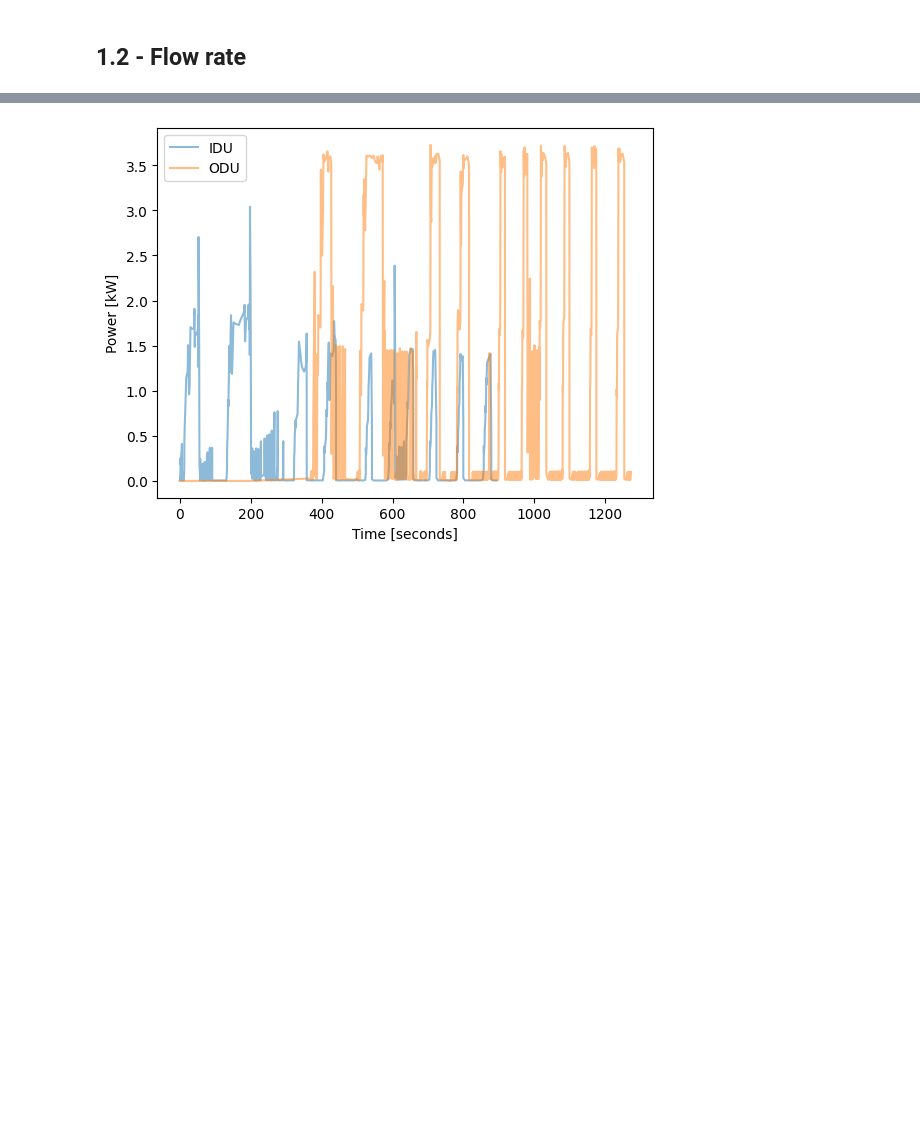
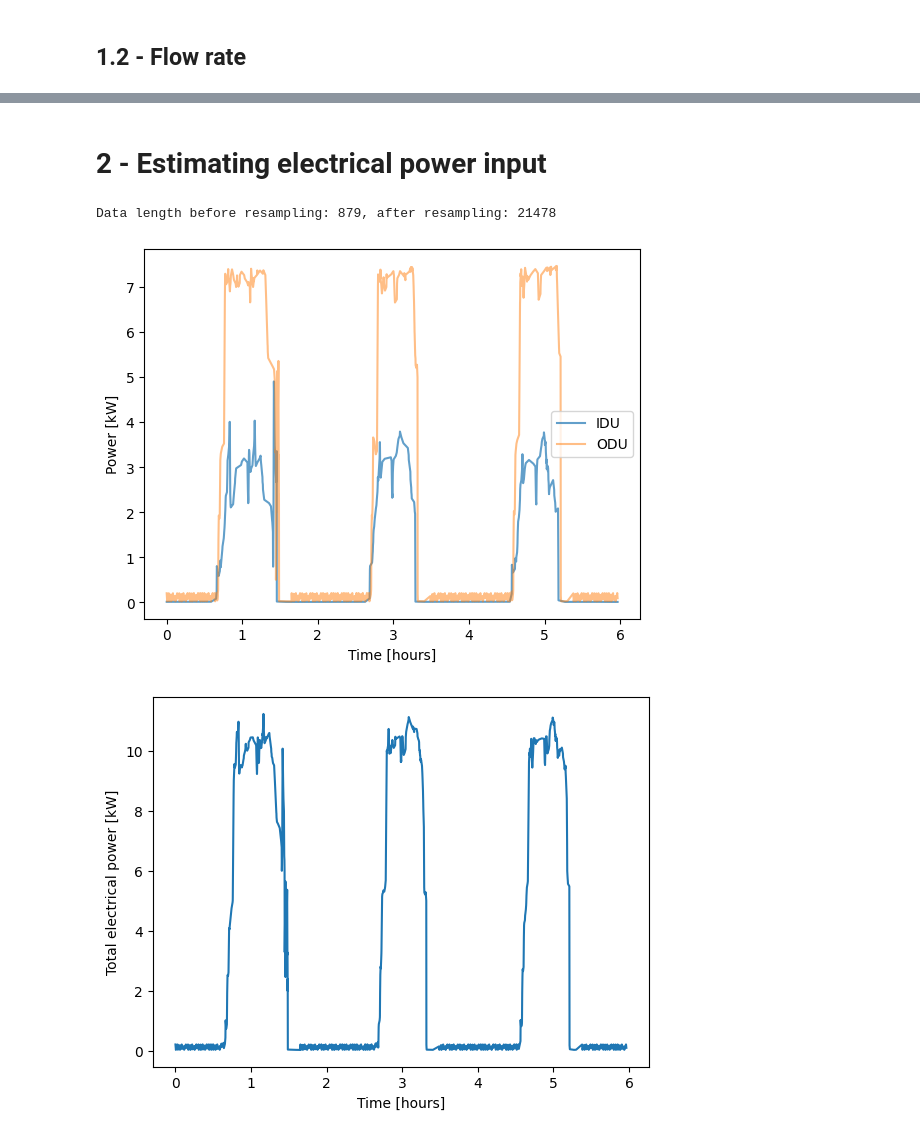
Before and after one commit to thegridelectric/gridworks-journalkeeper, a Jupyter notebook: src/gjk/data_processing/estimating_COP.ipynb, the cells around one changed output, grey strips where cells are left out. Saved outputs shown, nothing was run; the diff lists cells and outputs as text; code cells hidden in the pictures; blank space fills up the shorter version.

```diff
--- a/src/gjk/data_processing/estimating_COP.ipynb
+++ b/src/gjk/data_processing/estimating_COP.ipynb
@@ -23,8 +23,18 @@ Session = sessionmaker(bind=engine)
 session = Session()
 
 timezone = "America/New_York"
-start = pendulum.datetime(2024, 2, 1, 0, 0, tz=timezone)
-end = pendulum.datetime(2024, 2, 1, 1, 0, tz=timezone)
+
+# Shows IDU/ODU not matching
+start = pendulum.datetime(2024, 2, 2, 0, 0, tz=timezone)
+end = pendulum.datetime(2024, 2, 2, 23, 0, tz=timezone)
+
+# Shows GPM not matching
+start = pendulum.datetime(2024, 2, 3, 0, 0, tz=timezone)
+end = pendulum.datetime(2024, 2, 3, 23, 0, tz=timezone)
+
+# Shows GPM not matching
+start = pendulum.datetime(2024, 2, 3, 17, 0, tz=timezone)
+end = pendulum.datetime(2024, 2, 3, 23, 0, tz=timezone)
 
 start_ms = int(start.timestamp() * 1000)
 end_ms = int(end.timestamp() * 1000)
@@ -174,27 +169,55 @@ plt.show()
+# %% [markdown]
+# 2 - Estimating electrical power input
 # %%
 idu_values = []
 idu_times = []
 for x in idu:
     if x.value > 0:
-        idu_values.append(x.value)
+        idu_values.append(x.value/1000)
         idu_times.append(x.time_ms)
-idu_times = [(x-idu_times[0])/1000/60 for x in idu_times]
-idu_values = [x/1000 for x in idu_values]
+idu_times = [(x-idu_times[0])/1000/60/60 for x in idu_times]
 
 odu_values = []
 odu_times = []
 for x in odu:
     if x.value > 0:
-        odu_values.append(x.value)
+        odu_values.append(x.value/1000)
         odu_times.append(x.time_ms)
-odu_times = [(x-odu_times[0])/1000/60 for x in odu_times]
-odu_values = [x/1000 for x in odu_values]
+odu_times = [(x-odu_times[0])/1000/60/60 for x in odu_times]
 
-plt.plot(idu_times, idu_values, alpha=0.5, label='IDU')
-plt.plot(odu_times, odu_values, alpha=0.5, label='ODU')
-plt.xlabel('Time [seconds]')
+df_idu = pd.DataFrame({'time':idu_times, 'idu':idu_values})
+df_odu = pd.DataFrame({'time':odu_times, 'odu':odu_values})
+df_idu = df_idu.sort_values('time')
+df_odu = df_odu.sort_values('time')
+
+df_odu['time'] = pd.to_datetime(df_odu['time']*3600, unit='s')
+df_idu['time'] = pd.to_datetime(df_idu['time']*3600, unit='s')
+df_odu.set_index('time', inplace=True)
+df_idu.set_index('time', inplace=True)
+
+# Resample both DataFrames to a common frequency (e.g., 1 second)
+df_odu_resampled = df_odu.resample('s').mean().interpolate()
+df_idu_resampled = df_idu.resample('s').mean().interpolate()
+
+# Merge using merge_asof on the resampled DataFrames
+df_elecpower = pd.merge_asof(df_odu_resampled, df_idu_resampled, on='time', direction='backward')
+df_elecpower['time'] = (df_elecpower['time'] - df_elecpower['time'].min()).dt.total_seconds() / 3600
+df_elecpower['W_HP'] = df_elecpower.idu + df_elecpower.odu
+
+print(f"Data length before resampling: {len(odu_times)}, after resampling: {len(df_elecpower)}")
+
+plt.plot(df_elecpower.time, df_elecpower.idu, alpha=0.7, label='IDU')
+plt.plot(df_elecpower.time, df_elecpower.odu, alpha=0.5, label='ODU')
+plt.xlabel('Time [hours]')
 plt.ylabel('Power [kW]')
 plt.legend()
 plt.show()
+
+plt.plot(df_elecpower.time, df_elecpower.W_HP)
+plt.xlabel('Time [hours]')
+plt.ylabel('Total electrical power [kW]')
+plt.show()
 # %% [output]
+Data length before resampling: 879, after resampling: 21478
-[figure, old version]
+[figure, new version]
+[figure, added]
```
Also changed, not shown: parts of 10 cells of this notebook.
